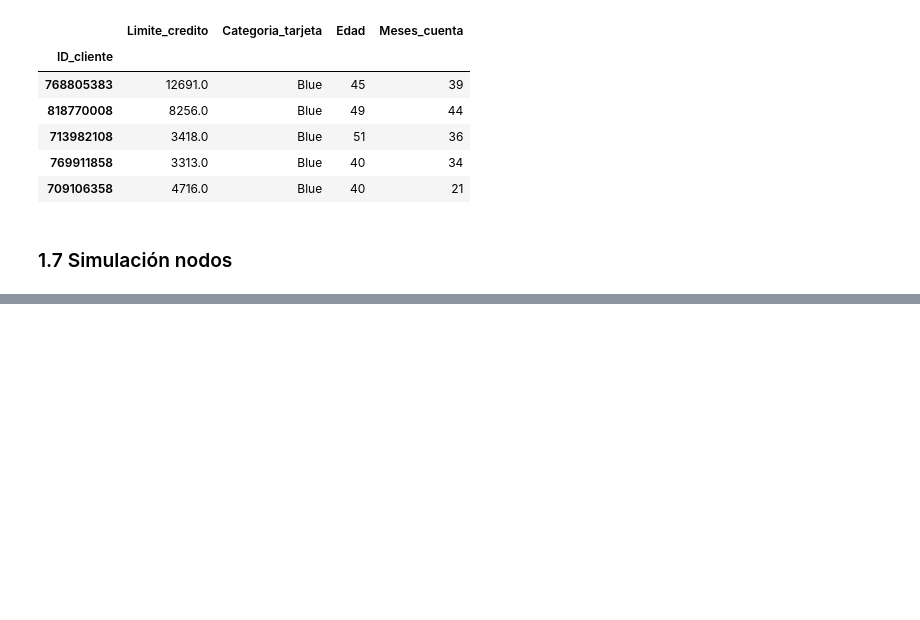
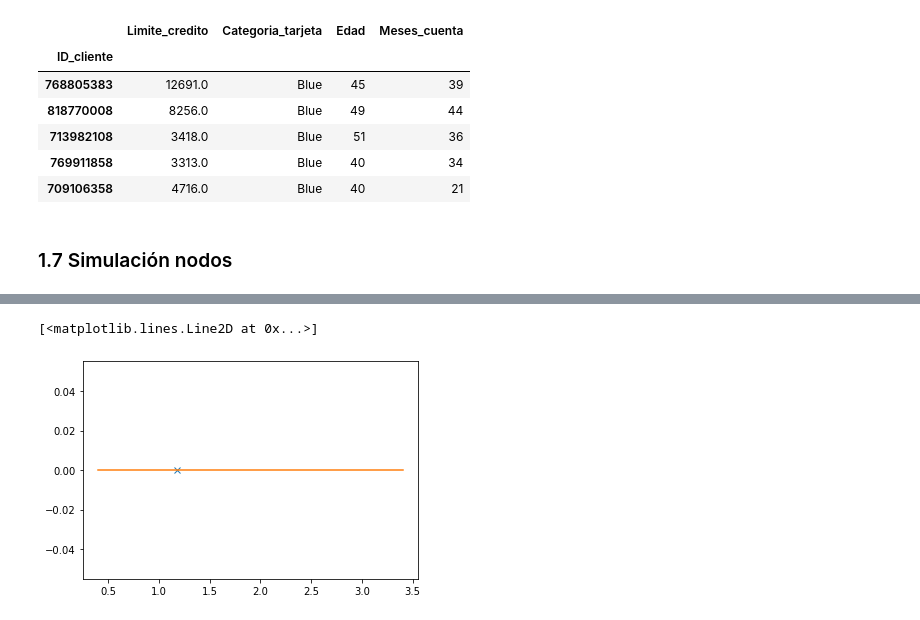
Before and after one commit to FridaHernandezL/ProyectoConjunto_Modulo2, a Jupyter notebook: ProyectoModulo2_Hernandez_Diaz.ipynb, the cells around one changed output, grey strips where cells are left out. Cells and saved outputs as stored; diff of their text form; code cells hidden in the pictures; blank space fills up the shorter version.

```diff
--- a/ProyectoModulo2_Hernandez_Diaz.ipynb
+++ b/ProyectoModulo2_Hernandez_Diaz.ipynb
@@ -119,0 +236,12 @@ data.head()
+# %%
+f = limits
+x = np.arange(0.40,3.50,.10)
+
+max_limite = f(optimize.fmin(lambda x:-f(x),0,disp=False))
+
+plt.plot(1.18,max_limite,'x',lw = 10)
+
+plt.plot(x,limits(x))
+# %% [output]
+[<matplotlib.lines.Line2D at 0x...>]
+[figure, added]
```
Also changed, not shown: parts of 14 cells of this notebook.
